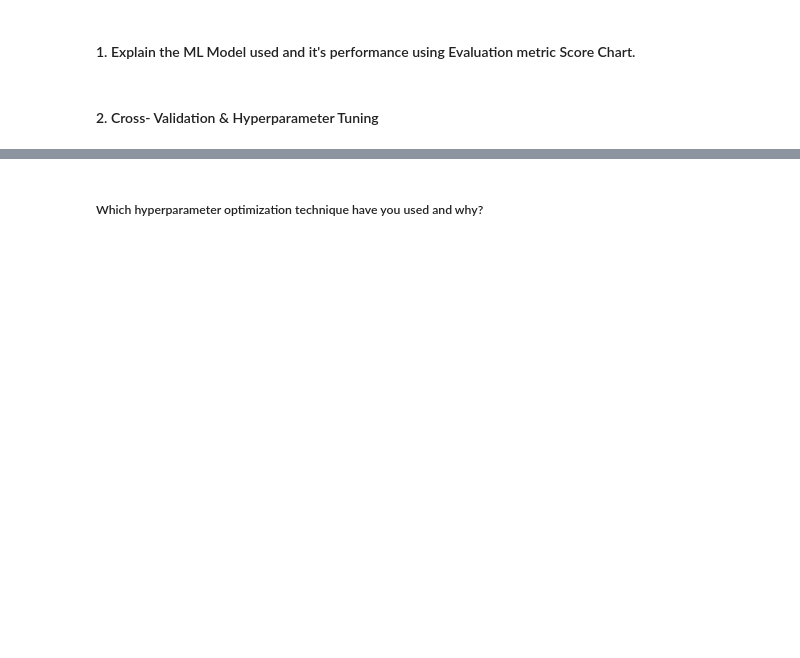
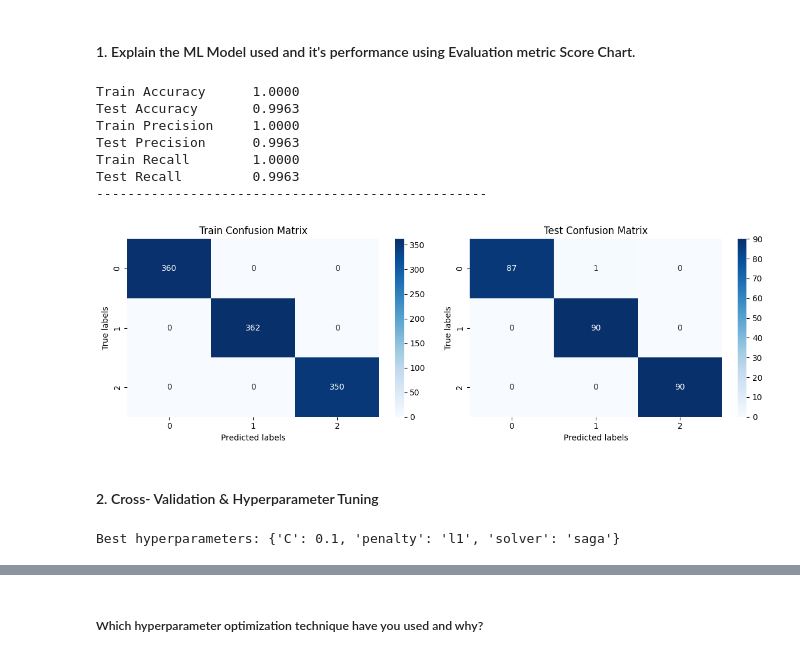
Before and after one commit to Navjotkhatri/Productionization_of_ML_Systems_in_Travel_Industry, a Jupyter notebook: Gender_Classification_Model_Productionization_of_ML_Systems.ipynb, the cells around one changed output, grey strips where cells are left out. Drawn from its saved outputs; the diff is of its cells as text; code cells hidden in the pictures; blank space fills up the shorter version.

```diff
--- a/Gender_Classification_Model_Productionization_of_ML_Systems.ipynb
+++ b/Gender_Classification_Model_Productionization_of_ML_Systems.ipynb
@@ -802,6 +857,58 @@ Answer Here.
+# %%
+def model_metrics(y_train, y_test, train_preds, test_preds):
+    # Calculate metrics
+    train_accuracy = accuracy_score(y_train, train_preds)
+    test_accuracy = accuracy_score(y_test, test_preds)
+    train_precision = precision_score(y_train, train_preds, average='weighted')  # Specify 'weighted' for multiclass
+    test_precision = precision_score(y_test, test_preds, average='weighted')
+    train_recall = recall_score(y_train, train_preds, average='weighted')
+    test_recall = recall_score(y_test, test_preds, average='weighted')
+
+    print(f"{'Train Accuracy':<20}{train_accuracy:.4f}")
+    print(f"{'Test Accuracy':<20}{test_accuracy:.4f}")
+    print(f"{'Train Precision':<20}{train_precision:.4f}")
+    print(f"{'Test Precision':<20}{test_precision:.4f}")
+    print(f"{'Train Recall':<20}{train_recall:.4f}")
+    print(f"{'Test Recall':<20}{test_recall:.4f}")
+    print("-"*50)
+
+    # Confusion matrices
+    train_confusion_matrix = confusion_matrix(y_train, train_preds)
+    test_confusion_matrix = confusion_matrix(y_test, test_preds)
+
+    # Plot confusion matrices
+    fig, axes = plt.subplots(1, 2, figsize=(12, 4))
+    sns.heatmap(train_confusion_matrix, annot=True, cmap='Blues', ax=axes[0], fmt="d")
+    axes[0].set_xlabel('Predicted labels')
+    axes[0].set_ylabel('True labels')
+    axes[0].set_title('Train Confusion Matrix')
+    sns.heatmap(test_confusion_matrix, annot=True, cmap='Blues', ax=axes[1], fmt="d")
+    axes[1].set_xlabel('Predicted labels')
+    axes[1].set_ylabel('True labels')
+    axes[1].set_title('Test Confusion Matrix')
+
+    plt.tight_layout()
+    plt.show()
+# %%
+logistic_classifier= LogisticRegression()
+# Fit the Algorithm
+logistic_classifier.fit(x_train,y_train)
+# Predict on the model
+y_train_logistic_pred= logistic_classifier.predict(x_train)
+y_test_logistic_pred= logistic_classifier.predict(x_test)
 # %% [markdown]
 #### 1. Explain the ML Model used and it's performance using Evaluation metric Score Chart.
 # %%
 # Visualizing evaluation Metric Score chart
+model_metrics(y_train, y_test, y_train_logistic_pred, y_test_logistic_pred)
+# %% [output]
+Train Accuracy      1.0000
+Test Accuracy       0.9963
+Train Precision     1.0000
+Test Precision      0.9963
+Train Recall        1.0000
+Test Recall         0.9963
+--------------------------------------------------
+[figure, added]
 # %% [markdown]
 #### 2. Cross- Validation & Hyperparameter Tuning
@@ -813,0 +915,26 @@ Answer Here.
+# %%
+# ML Model - 1 Implementation with hyperparameter optimization techniques (i.e., GridSearch CV, RandomSearch CV, Bayesian Optimization etc.)
+from sklearn.model_selection import cross_val_score
+
+logistic_regression = LogisticRegression()
+# set up the parameter grid for hyperparameter tuning
+param_grid = {'penalty': ['l1', 'l2'],
+              'C': [0.1, 1.0, 10.0],
+              'solver': ['liblinear', 'saga']}
+# Fit the Algorithm
+grid_search = GridSearchCV(logistic_regression, param_grid, cv=5)
+grid_search.fit(x_train, y_train)
+# get the best hyperparameters and print them
+best_params = grid_search.best_params_
+print('Best hyperparameters:', best_params)
+# use the best hyperparameters to fit the model and make predictions
+logistic_regression_best = LogisticRegression(**best_params)
+# perform cross-validation on the model with the best hyperparameters
+cv_scores = cross_val_score(logistic_regression_best, x_train, y_train, cv=5)
+# fit the final model using all the training data and the best hyperparameters
+logistic_regression_best.fit(x_train, y_train)
+y_train_logistic_pred_cv = logistic_regression_best.predict(x_train)
+y_test_logistic_pred_cv  = logistic_regression_best.predict(x_test)
+y_score_logistic_pred_cv = logistic_regression_best.predict_proba(x_test)[:, 1]
+# %% [output]
+Best hyperparameters: {'C': 0.1, 'penalty': 'l1', 'solver': 'saga'}
```
Also changed, not shown: parts of 35 cells of this notebook.
